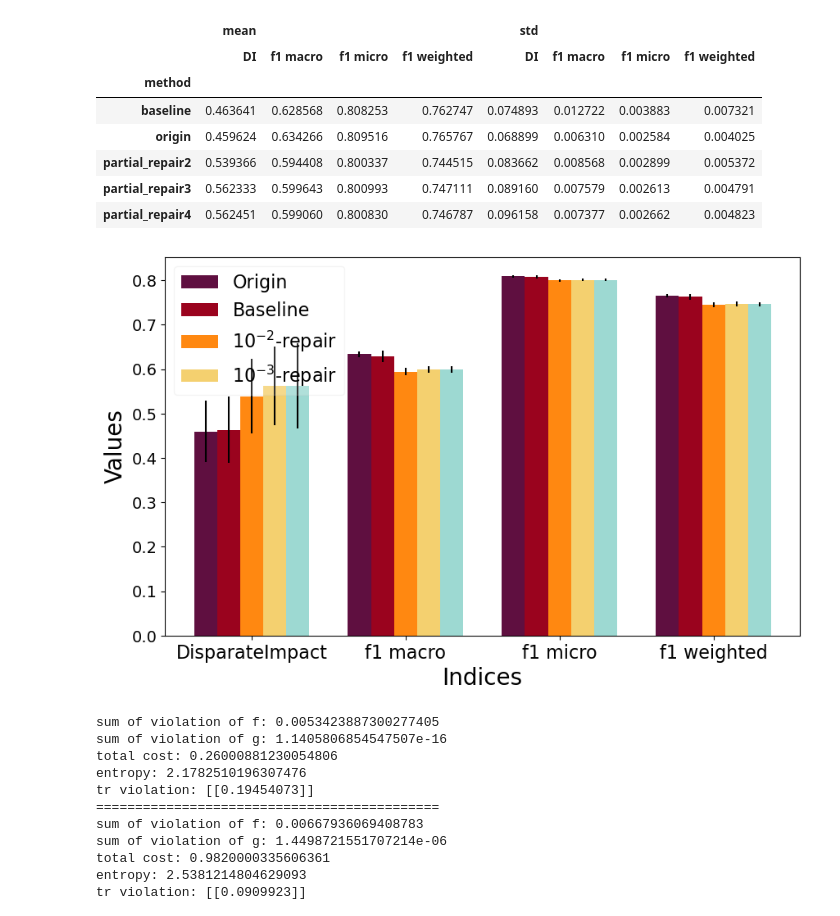
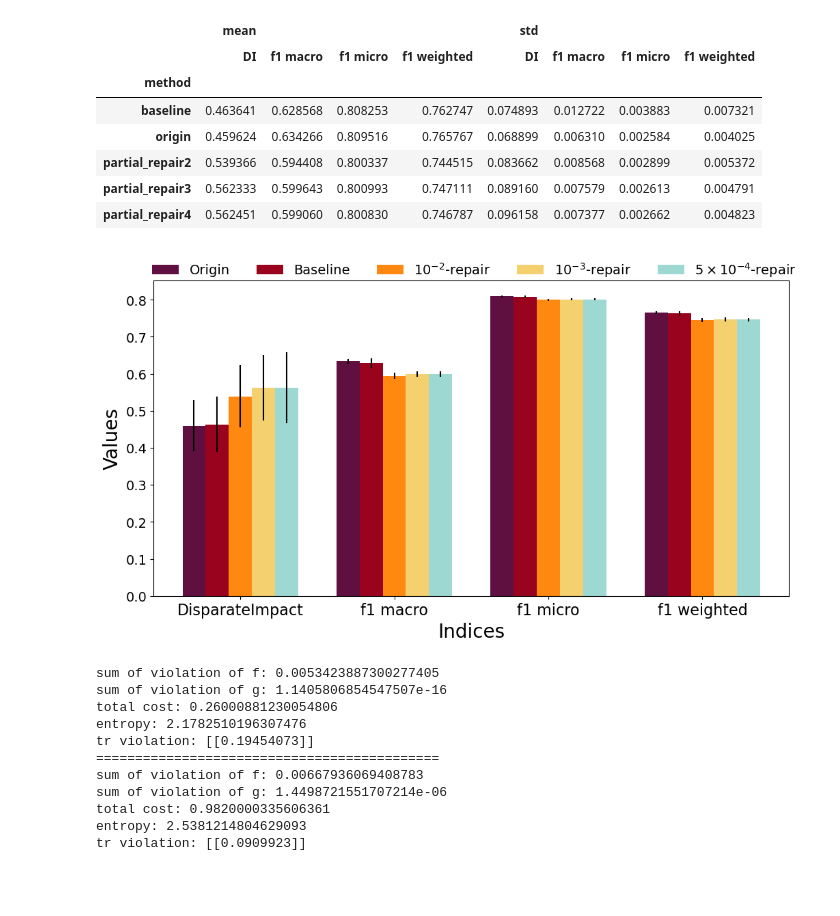
Before and after one commit to Quan-Zhou/OT_Debiasing, a Jupyter notebook: Dykstra_fromadult_higher.ipynb, the cells around one changed output. Cells and saved outputs as stored; diff of their text form; code cells hidden in the pictures; blank space fills up the shorter version.

```diff
--- a/Dykstra_fromadult_higher.ipynb
+++ b/Dykstra_fromadult_higher.ipynb
@@ -537,31 +537,31 @@ pivot
 # %%
 ind=np.arange(len(performance))
 width = 0.15
 
-fig, ax1 = plt.subplots(figsize=(10,6))
+fig, ax1 = plt.subplots(figsize=(12,6))
 
 i=0
 for m in methods:
     sub=[pivot[('mean',p)][m] for p in performance]
     err=[pivot[('std',p)][m] for p in performance]
     ax1.bar(ind+width*i,sub,width,yerr=err,color=colors[i],label=m)
     i+=1
 
-ax1.legend(['Origin','Baseline',r'$10^{-2}$-repair',r'$10^{-3}$-repair'],fontsize=16,
-           fancybox=True, framealpha=0.2)
+ax1.legend(['Origin','Baseline',r'$10^{-2}$-repair',r'$10^{-3}$-repair',r'$5\times 10^{-4}$-repair'],fontsize=14,
+            framealpha=0.2,bbox_to_anchor=(1.03,1.1),ncol=5,frameon=False)
 ax1.set_xlabel('Indices', fontsize=20)
 ax1.set_ylabel('Values', fontsize=20)
 
 ax1.set_xticks(ind+width*2)
 ax1.set_xticklabels(['DisparateImpact']+[i for i in performance[1:]], fontsize=16)
 ax1.tick_params(axis='y', which='major', labelsize=14)
 
 plt.rcParams['pdf.fonttype'] = 42
 plt.rcParams['ps.fonttype'] = 42
 
 plt.savefig("C:/Users/zhouq/Documents/optimal_transport/adult_education.pdf",bbox_inches='tight')
 # %% [output]
-[figure, old version]
+[figure, new version]
 # %%
 weight=[1]
 x_list=['education-num'] #'education-num','capitalgain','capitalloss'
```
Also changed, not shown: parts of 1 cell of this notebook.
